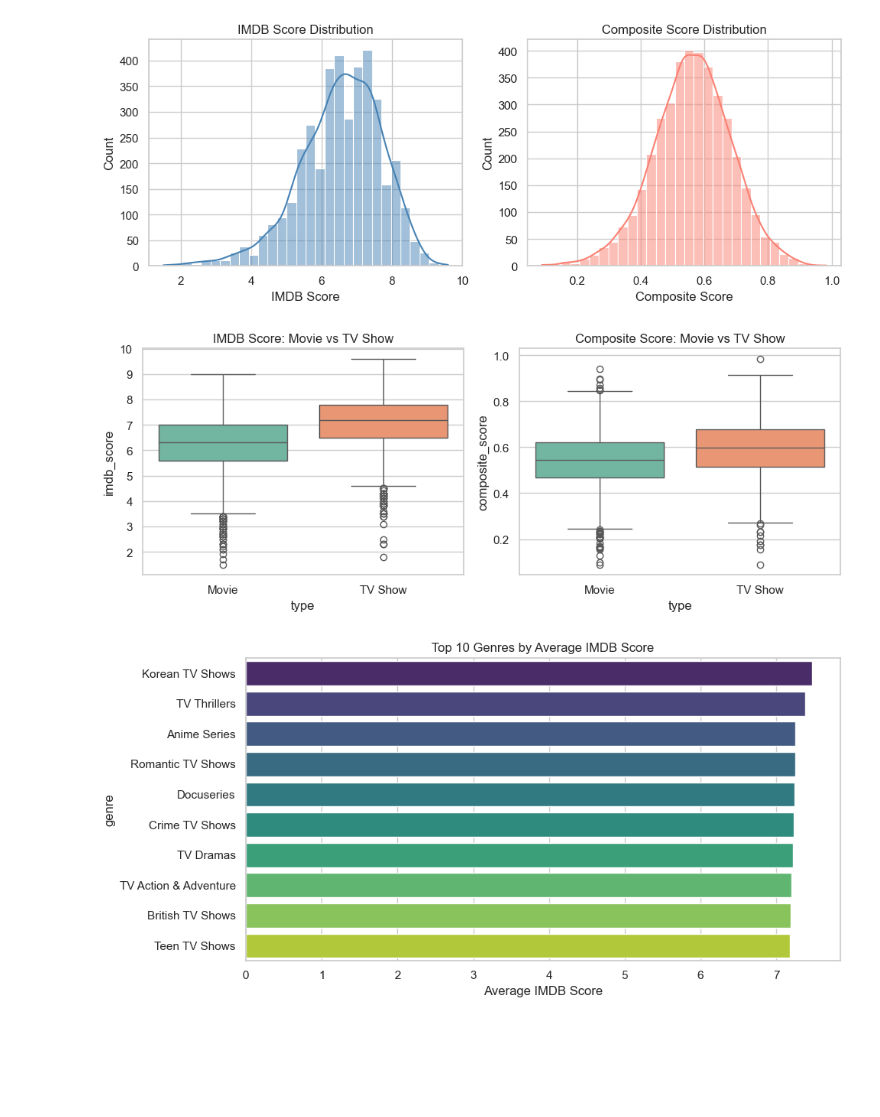
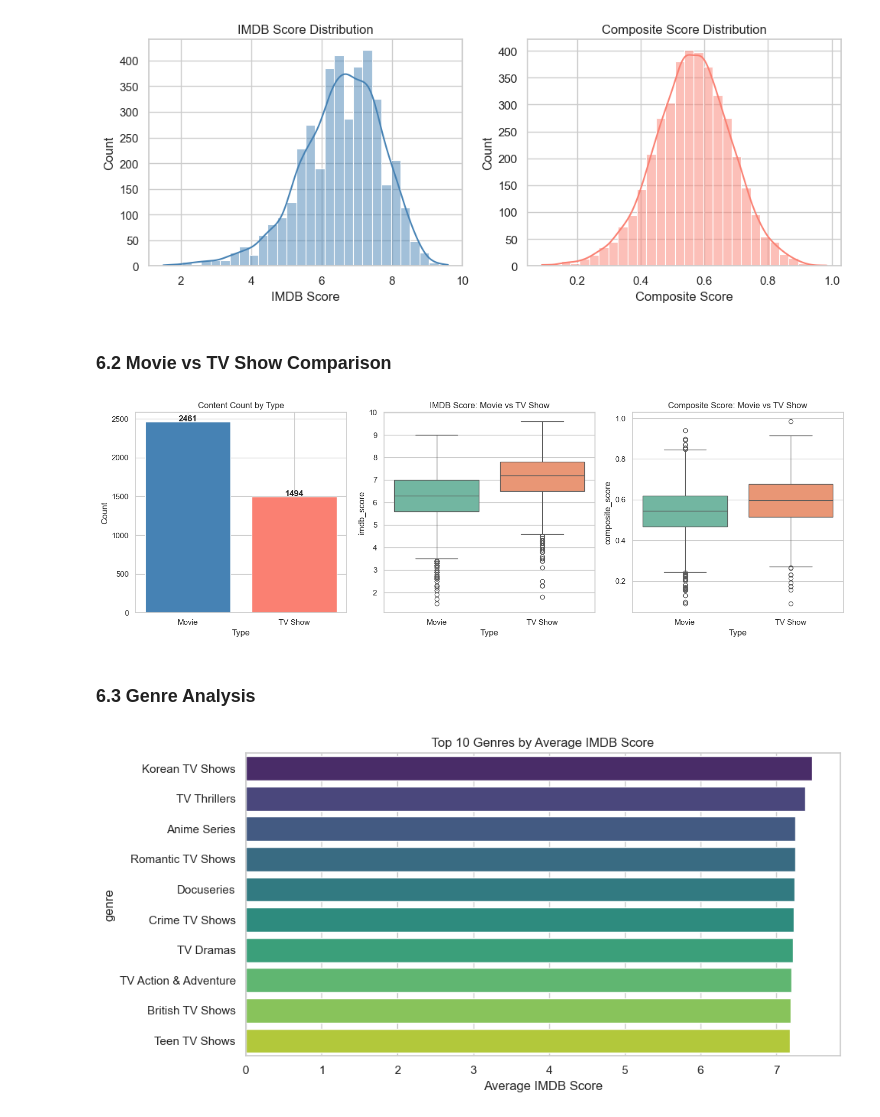
Before and after one commit to elif-aksy/netflix-success-prediction-dsa210termproject, a Jupyter notebook: notebooks/eda.ipynb, the cells around one changed output. Cells and saved outputs as stored; diff of their text form; code cells hidden in the pictures; blank space fills up the shorter version.

```diff
--- a/notebooks/eda.ipynb
+++ b/notebooks/eda.ipynb
@@ -177,20 +226,35 @@ plt.tight_layout()
 plt.show()
 # %% [output]
 [figure]
+# %% [markdown]
+### 6.2 Movie vs TV Show Comparison
 # %%
-#movie vs tv show distribution
-plt.figure(figsize=(10, 4))
+# content type count and score comparison: Movie vs TV Show
+fig, axes = plt.subplots(1, 3, figsize=(15, 5))
 
-plt.subplot(1, 2, 1)
-sns.boxplot(data=df, x='type', y='imdb_score', hue='type', palette='Set2', legend=False)
-plt.title('IMDB Score: Movie vs TV Show')
+# Count by type
+type_counts = df['type'].value_counts()
+axes[0].bar(type_counts.index, type_counts.values, color=['steelblue', 'salmon'], edgecolor='white')
+axes[0].set_title('Content Count by Type')
+axes[0].set_xlabel('Type')
+axes[0].set_ylabel('Count')
+for i, v in enumerate(type_counts.values):
+    axes[0].text(i, v + 10, str(v), ha='center', fontweight='bold')
 
-plt.subplot(1, 2, 2)
-sns.boxplot(data=df, x='type', y='composite_score', hue='type', palette='Set2', legend=False)
-plt.title('Composite Score: Movie vs TV Show')
+# IMDB score by type
+sns.boxplot(data=df, x='type', y='imdb_score', hue='type', palette='Set2', legend=False, ax=axes[1])
+axes[1].set_title('IMDB Score: Movie vs TV Show')
+axes[1].set_xlabel('Type')
+
+# Composite score by type
+sns.boxplot(data=df, x='type', y='composite_score', hue='type', palette='Set2', legend=False, ax=axes[2])
+axes[2].set_title('Composite Score: Movie vs TV Show')
+axes[2].set_xlabel('Type')
 
 plt.tight_layout()
 plt.show()
 # %% [output]
-[figure, old version]
+[figure, new version]
+# %% [markdown]
+### 6.3 Genre Analysis
 # %%
```
Also changed, not shown: parts of 24 cells of this notebook.
